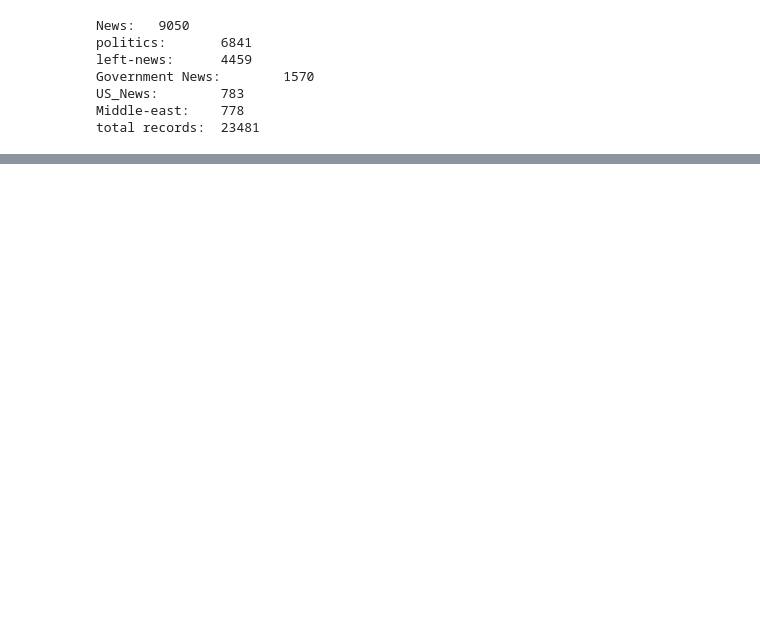
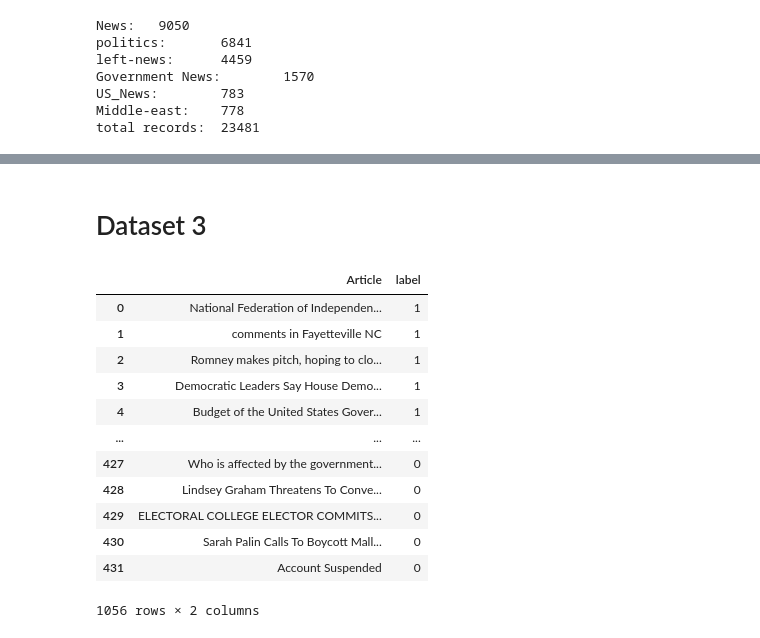
Before and after one commit to SaurabhVishwakarma826/fake-news-detector-ML-model, a Jupyter notebook: fake news detction.ipynb, the cells around one changed output, grey strips where cells are left out. Drawn from its saved outputs; the diff is of its cells as text; code cells hidden in the pictures; blank space fills up the shorter version.

```diff
--- a/fake news detction.ipynb
+++ b/fake news detction.ipynb
@@ -302,0 +303,2 @@ plt.imshow(wc, interpolation="bilinear")
+# %% [markdown]
+# Dataset 3
@@ -302,0 +315,16 @@ plt.imshow(wc, interpolation="bilinear")
+# %%
+Dataset3
+# %% [output]
+|  | Article | label |
+| 0 | National Federation of Independen... | 1 |
+| 1 | comments in Fayetteville NC | 1 |
+| 2 | Romney makes pitch, hoping to clo... | 1 |
+| 3 | Democratic Leaders Say House Demo... | 1 |
+| 4 | Budget of the United States Gover... | 1 |
+| ... | ... | ... |
+| 427 | Who is affected by the government... | 0 |
+| 428 | Lindsey Graham Threatens To Conve... | 0 |
+| 429 | ELECTORAL COLLEGE ELECTOR COMMITS... | 0 |
+| 430 | Sarah Palin Calls To Boycott Mall... | 0 |
+| 431 | Account Suspended | 0 |
+1056 rows × 2 columns
```
Also changed, not shown: parts of 35 cells of this notebook, 2 other files.
